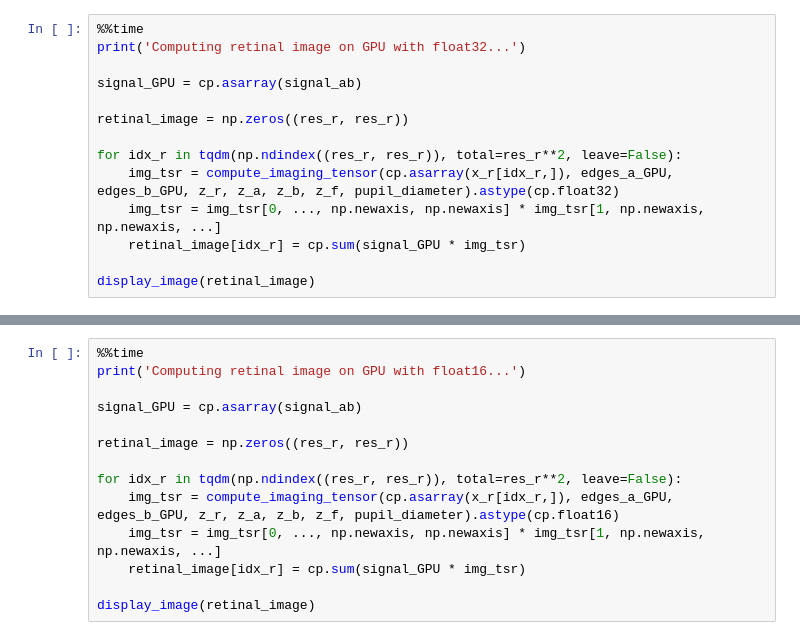
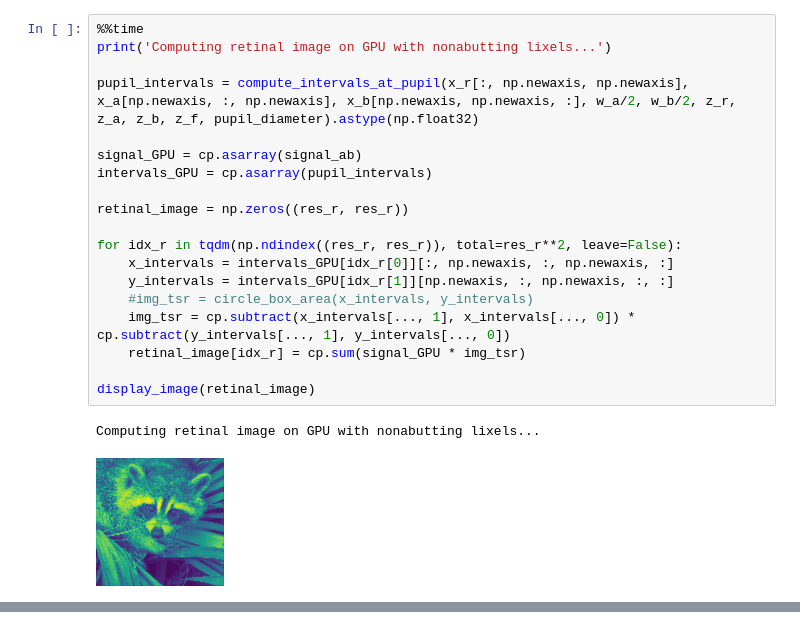
Before and after one commit to raolirom/light-field-prefiltering, a Jupyter notebook: no-filter.ipynb, the cells around one changed output, grey strips where cells are left out. Cells and saved outputs as stored; diff of their text form.

Commit message:
No filter with nonabutting lixels

```diff
--- a/no-filter.ipynb
+++ b/no-filter.ipynb
@@ -176,14 +178,22 @@ display_image(retinal_image)
 # %%
 %%time
-print('Computing retinal image on GPU with float32...')
+print('Computing retinal image on GPU with nonabutting lixels...')
+
+pupil_intervals = compute_intervals_at_pupil(x_r[:, np.newaxis, np.newaxis], x_a[np.newaxis, :, np.newaxis], x_b[np.newaxis, np.newaxis, :], w_a/2, w_b/2, z_r, z_a, z_b, z_f, pupil_diameter).astype(np.float32)
 
 signal_GPU = cp.asarray(signal_ab)
+intervals_GPU = cp.asarray(pupil_intervals)
 
 retinal_image = np.zeros((res_r, res_r))
 
 for idx_r in tqdm(np.ndindex((res_r, res_r)), total=res_r**2, leave=False):
-    img_tsr = compute_imaging_tensor(cp.asarray(x_r[idx_r,]), edges_a_GPU, edges_b_GPU, z_r, z_a, z_b, z_f, pupil_diameter).astype(cp.float32)
-    img_tsr = img_tsr[0, ..., np.newaxis, np.newaxis] * img_tsr[1, np.newaxis, np.newaxis, ...]
+    x_intervals = intervals_GPU[idx_r[0]][:, np.newaxis, :, np.newaxis, :]
+    y_intervals = intervals_GPU[idx_r[1]][np.newaxis, :, np.newaxis, :, :]
+    #img_tsr = circle_box_area(x_intervals, y_intervals)
+    img_tsr = cp.subtract(x_intervals[..., 1], x_intervals[..., 0]) * cp.subtract(y_intervals[..., 1], y_intervals[..., 0])
     retinal_image[idx_r] = cp.sum(signal_GPU * img_tsr)
 
 display_image(retinal_image)
+# %% [output]
+Computing retinal image on GPU with nonabutting lixels...
+[figure, added]
@@ -190,14 +200,0 @@ display_image(retinal_image)
-# %%
-%%time
-print('Computing retinal image on GPU with float16...')
-
-signal_GPU = cp.asarray(signal_ab)
-
-retinal_image = np.zeros((res_r, res_r))
-
-for idx_r in tqdm(np.ndindex((res_r, res_r)), total=res_r**2, leave=False):
-    img_tsr = compute_imaging_tensor(cp.asarray(x_r[idx_r,]), edges_a_GPU, edges_b_GPU, z_r, z_a, z_b, z_f, pupil_diameter).astype(cp.float16)
-    img_tsr = img_tsr[0, ..., np.newaxis, np.newaxis] * img_tsr[1, np.newaxis, np.newaxis, ...]
-    retinal_image[idx_r] = cp.sum(signal_GPU * img_tsr)
-
-display_image(retinal_image)
```
Also changed, not shown: parts of 14 cells of this notebook.
